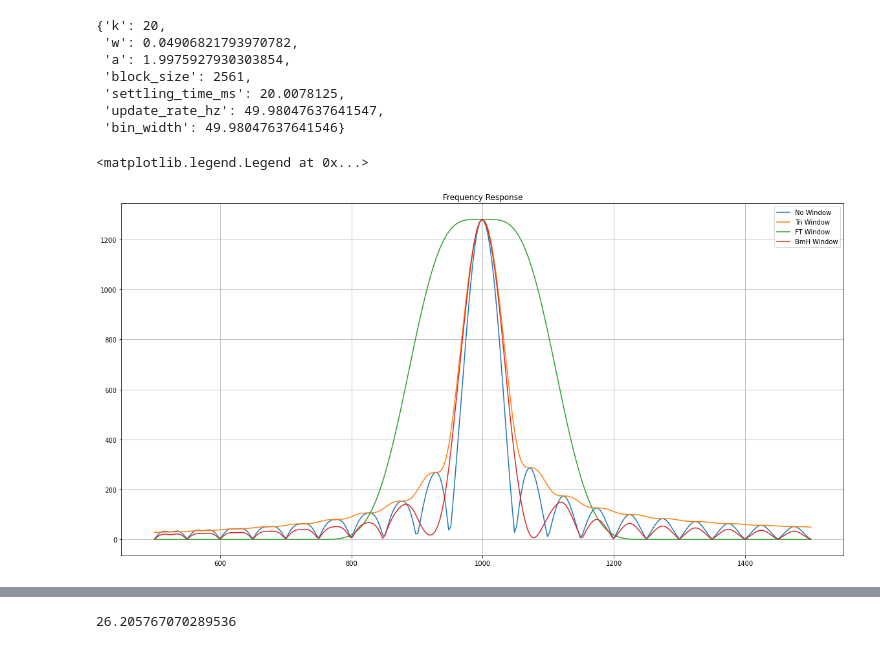
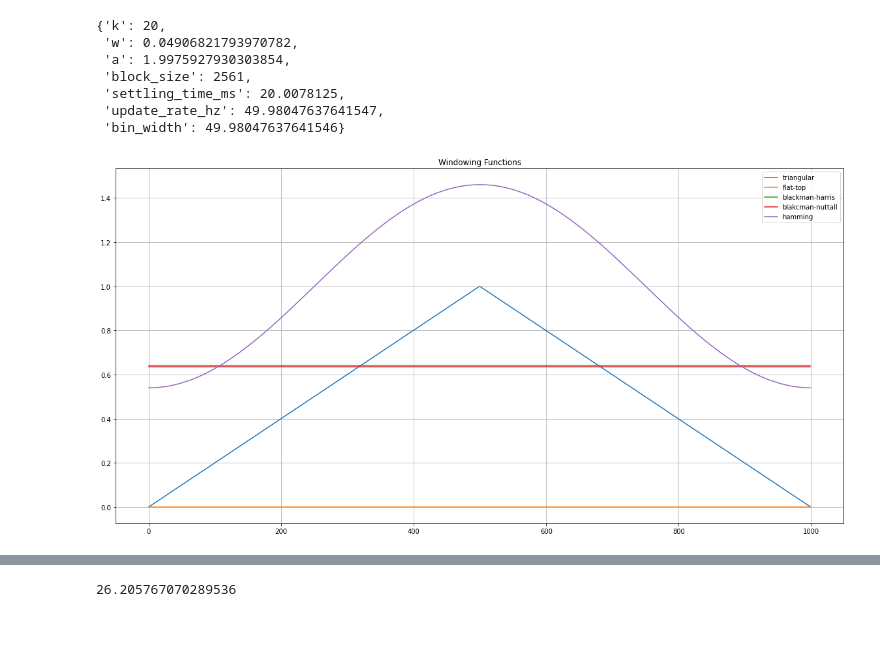
Before and after one commit to LukeGary462/ee-calculators, a Jupyter notebook: dsp/goertzel-manual.ipynb, the cells around one changed output, grey strips where cells are left out. Cells and saved outputs as stored; diff of their text form; code cells hidden in the pictures.

```diff
--- a/dsp/goertzel-manual.ipynb
+++ b/dsp/goertzel-manual.ipynb
@@ -41,17 +41,17 @@ resp_none = gtzl.magnitude_response(500, 1.5e3, NUM_PTS, SAMPLE_RATE_HZ)
 resp_triw = gtzl.magnitude_response(500, 1.5e3, NUM_PTS, SAMPLE_RATE_HZ, window='triangular')
 resp_ftw = gtzl.magnitude_response(500, 1.5e3, NUM_PTS, SAMPLE_RATE_HZ, window='flat-top')
 resp_bmh = gtzl.magnitude_response(500, 1.5e3, NUM_PTS, SAMPLE_RATE_HZ, window='blackman-harris')
-
-
-plt.rcParams['figure.figsize'] = [20, 10]
-plt.figure()
-plt.grid()
-plt.title('Frequency Response')
-plt.plot(*resp_none, label="No Window")
-plt.plot(*resp_triw, label="Tri Window")
-plt.plot(*resp_ftw, label="FT Window")
-plt.plot(*resp_bmh, label="BmH Window")
-plt.legend(loc='best')
+resp_bmn = gtzl.magnitude_response(500, 1.5e3, NUM_PTS, SAMPLE_RATE_HZ, window='blackman-nuttall')
+resp_ham = gtzl.magnitude_response(500, 1.5e3, NUM_PTS, SAMPLE_RATE_HZ, window='hamming')
-# %% [output]
-<matplotlib.legend.Legend at 0x...>
-[figure, removed]
+# %%
+import windowing
+plt.rcParams['figure.figsize'] = [20, 10]
+windows = windowing.evaluate_windows(windows=windowing.WINDOW_FUNCS.keys())
+plt.figure()
+plt.title('Windowing Functions')
+for wkey, wf in windows.items():
+    plt.plot(*wf, label=wkey)
+plt.legend(loc='best')
+plt.grid()
+# %% [output]
+[figure, added]
```
Also changed, not shown: parts of 5 cells of this notebook, 7 other files.
